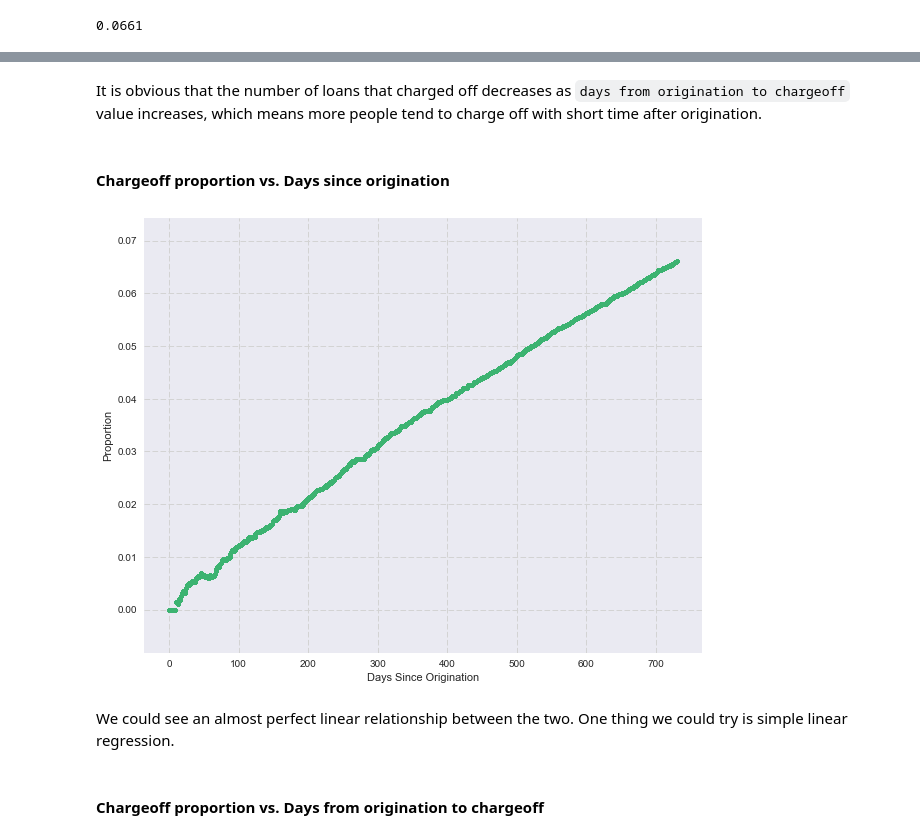
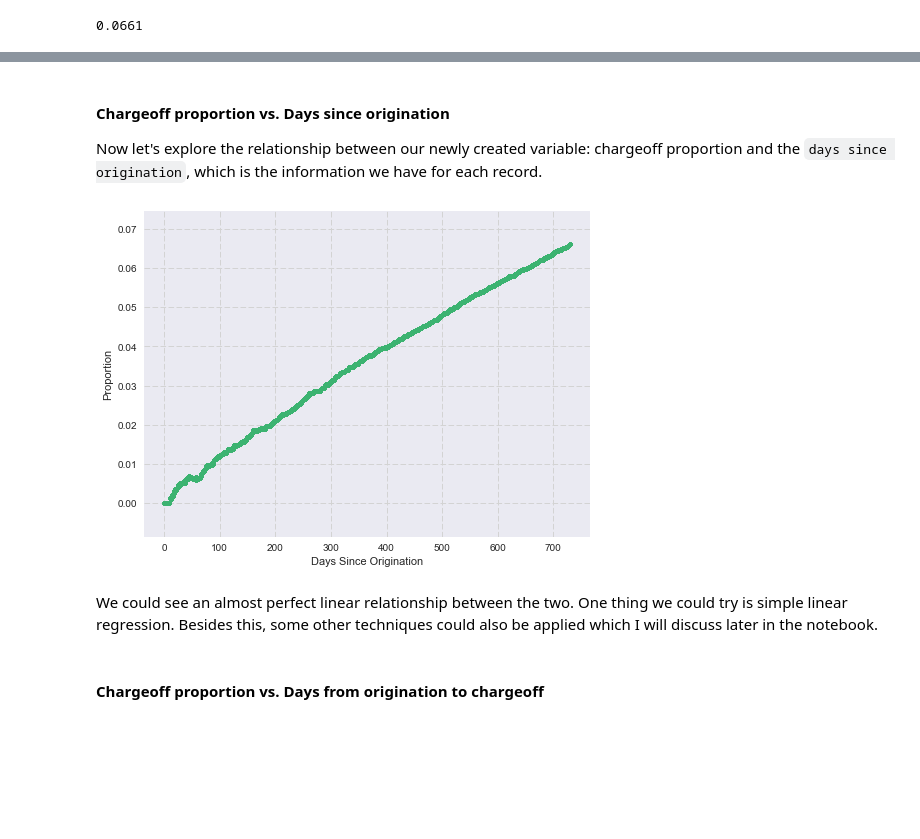
Before and after one commit to Richard-Hendricks/UIUC-Fall-2017, a Jupyter notebook: OA/Upstart Data Challenge - Yiming Gao.ipynb, the cells around one changed output, grey strips where cells are left out. Saved outputs shown, nothing was run; the diff lists cells and outputs as text; code cells hidden in the pictures; blank space fills up the shorter version.

```diff
--- a/OA/Upstart Data Challenge - Yiming Gao.ipynb
+++ b/OA/Upstart Data Challenge - Yiming Gao.ipynb
@@ -110,21 +102,20 @@ plt.show()
-# %% [markdown]
-It is obvious that the number of loans that charged off decreases as `days from origination to chargeoff` value increases, which means more people tend to charge off with short time after origination.
-# %% [markdown]
-#### Chargeoff proportion vs. Days since origination
+# %% [markdown]
+#### Chargeoff proportion vs. Days since origination
+Now let's explore the relationship between our newly created variable: chargeoff proportion and the `days since origination`, which is the information we have for each record.
 # %%
-fig, ax = plt.subplots(figsize = (10, 8))
+fig, ax = plt.subplots(figsize = (8, 6))
 x = data['days since origination']
 y = data['prop']
-plt.scatter(x, y, s = 15, color = "mediumseagreen")
+plt.scatter(x, y, s = 10, color = "mediumseagreen")
 
 plt.xlabel('Days Since Origination')
 plt.ylabel('Proportion')
 plt.grid(color = 'lightgray', linestyle = '--')
 plt.show()
 # %% [output]
-[figure, old version]
+[figure, new version]
 # %% [markdown]
-We could see an almost perfect linear relationship between the two. One thing we could try is simple linear regression.
+We could see an almost perfect linear relationship between the two. One thing we could try is simple linear regression. Besides this, some other techniques could also be applied which I will discuss later in the notebook.
 # %% [markdown]
 #### Chargeoff proportion vs. Days from origination to chargeoff
 # %%
```
Also changed, not shown: parts of 22 cells of this notebook.
